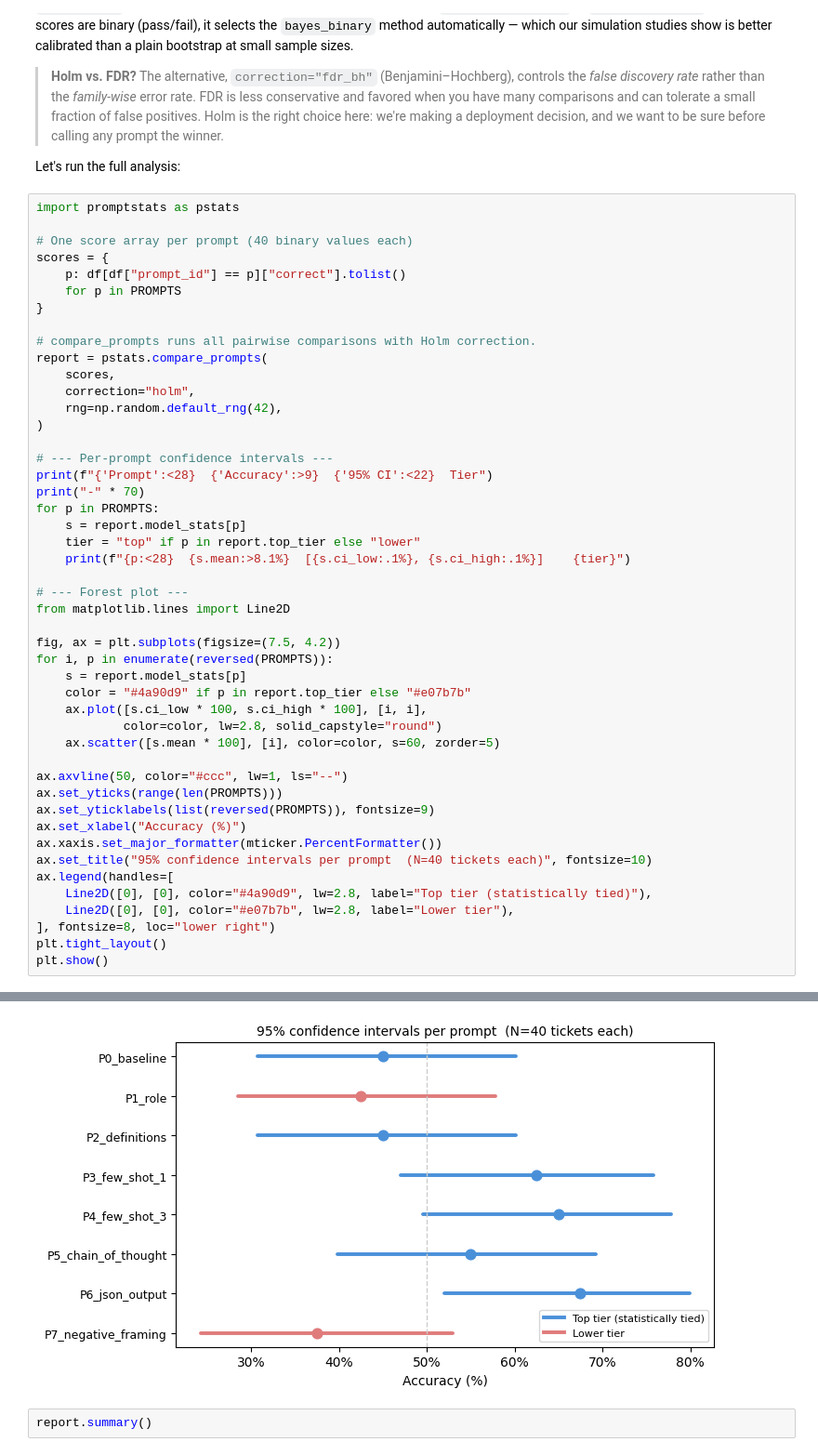
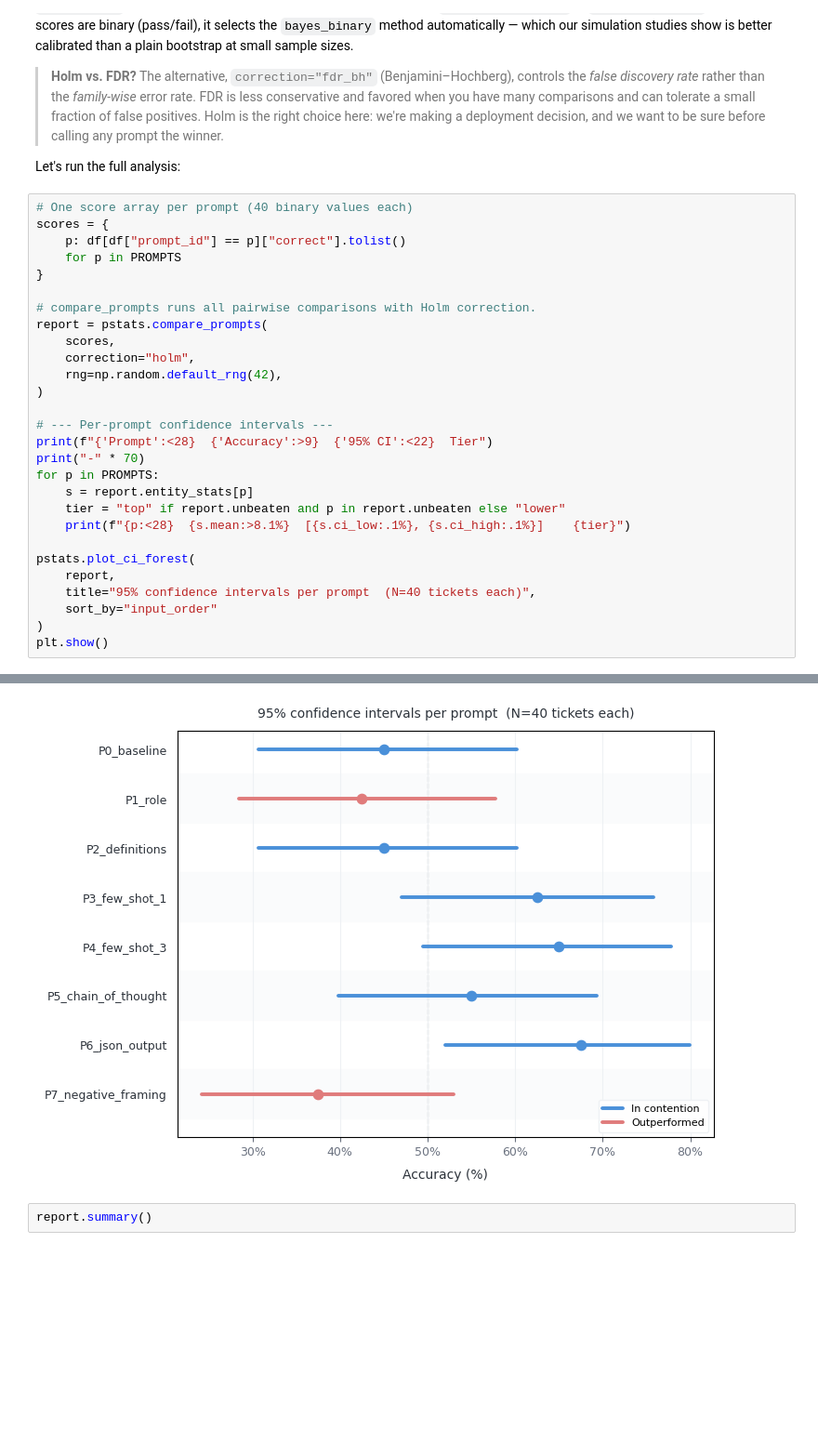
Before and after one commit to ianarawjo/evalstats, a Jupyter notebook: website/notebooks/best-prompt.ipynb, the cells around one changed output, grey strips where cells are left out. Shown at 93% size. Cells and saved outputs as stored; diff of their text form; blank space fills up the shorter version.

```diff
--- a/website/notebooks/best-prompt.ipynb
+++ b/website/notebooks/best-prompt.ipynb
@@ -142,64 +128,45 @@ It works by sorting your _k_ p-values from smallest to largest, then checking ea
 
 Let's run the full analysis:
 # %%
-import promptstats as pstats
-
 # One score array per prompt (40 binary values each)
 scores = {
     p: df[df["prompt_id"] == p]["correct"].tolist()
     for p in PROMPTS
 }
 
 # compare_prompts runs all pairwise comparisons with Holm correction.
 report = pstats.compare_prompts(
     scores,
     correction="holm",
     rng=np.random.default_rng(42),
 )
 
 # --- Per-prompt confidence intervals ---
 print(f"{'Prompt':<28}  {'Accuracy':>9}  {'95% CI':<22}  Tier")
 print("-" * 70)
 for p in PROMPTS:
-    s = report.model_stats[p]
-    tier = "top" if p in report.top_tier else "lower"
+    s = report.entity_stats[p]
+    tier = "top" if report.unbeaten and p in report.unbeaten else "lower"
     print(f"{p:<28}  {s.mean:>8.1%}  [{s.ci_low:.1%}, {s.ci_high:.1%}]    {tier}")
 
-# --- Forest plot ---
-from matplotlib.lines import Line2D
-
-fig, ax = plt.subplots(figsize=(7.5, 4.2))
-for i, p in enumerate(reversed(PROMPTS)):
-    s = report.model_stats[p]
-    color = "#4a90d9" if p in report.top_tier else "#e07b7b"
-    ax.plot([s.ci_low * 100, s.ci_high * 100], [i, i],
-            color=color, lw=2.8, solid_capstyle="round")
-    ax.scatter([s.mean * 100], [i], color=color, s=60, zorder=5)
-
-ax.axvline(50, color="#ccc", lw=1, ls="--")
-ax.set_yticks(range(len(PROMPTS)))
-ax.set_yticklabels(list(reversed(PROMPTS)), fontsize=9)
-ax.set_xlabel("Accuracy (%)")
-ax.xaxis.set_major_formatter(mticker.PercentFormatter())
-ax.set_title("95% confidence intervals per prompt  (N=40 tickets each)", fontsize=10)
-ax.legend(handles=[
-    Line2D([0], [0], color="#4a90d9", lw=2.8, label="Top tier (statistically tied)"),
-    Line2D([0], [0], color="#e07b7b", lw=2.8, label="Lower tier"),
-], fontsize=8, loc="lower right")
-plt.tight_layout()
+pstats.plot_ci_forest(
+    report,
+    title="95% confidence intervals per prompt  (N=40 tickets each)",
+    sort_by="input_order"
+)
 plt.show()
 # %% [output]
 Prompt                         Accuracy  95% CI                  Tier
 ----------------------------------------------------------------------
 P0_baseline                      45.0%  [30.7%, 60.2%]    top
 P1_role                          42.5%  [28.5%, 57.8%]    lower
 P2_definitions                   45.0%  [30.7%, 60.2%]    top
 P3_few_shot_1                    62.5%  [47.0%, 75.8%]    top
 P4_few_shot_3                    65.0%  [49.5%, 77.9%]    top
 P5_chain_of_thought              55.0%  [39.8%, 69.3%]    top
 P6_json_output                   67.5%  [52.0%, 79.9%]    top
 P7_negative_framing              37.5%  [24.2%, 53.0%]    lower
-[figure, old version]
+[figure, new version]
 # %%
 report.summary()
 # %% [output]
```
Also changed, not shown: parts of 3 cells of this notebook, 8 other files.
